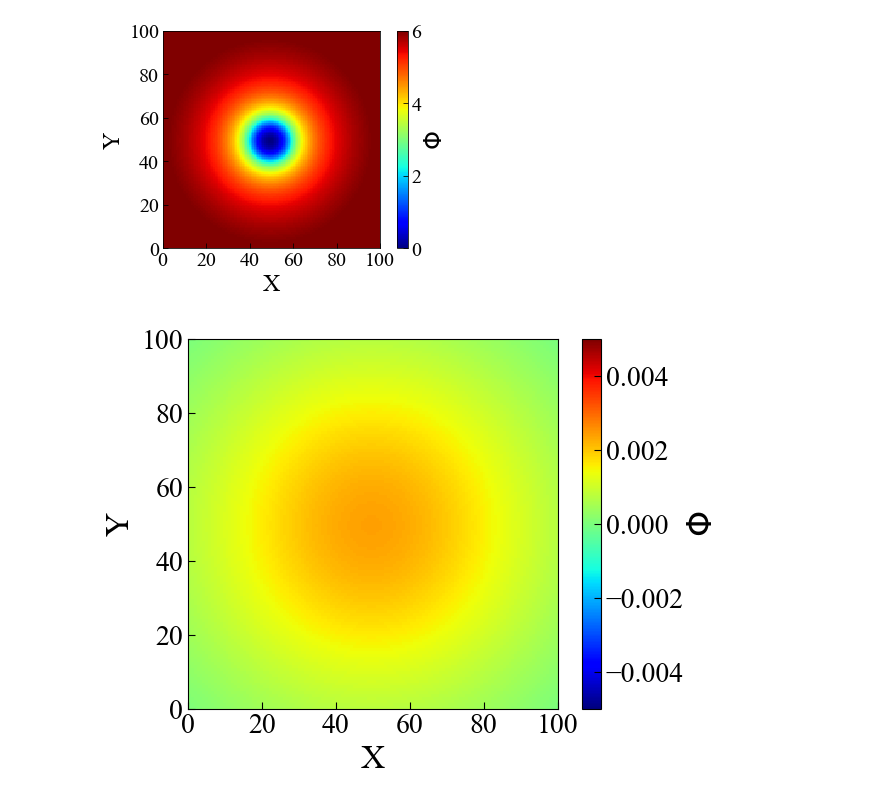
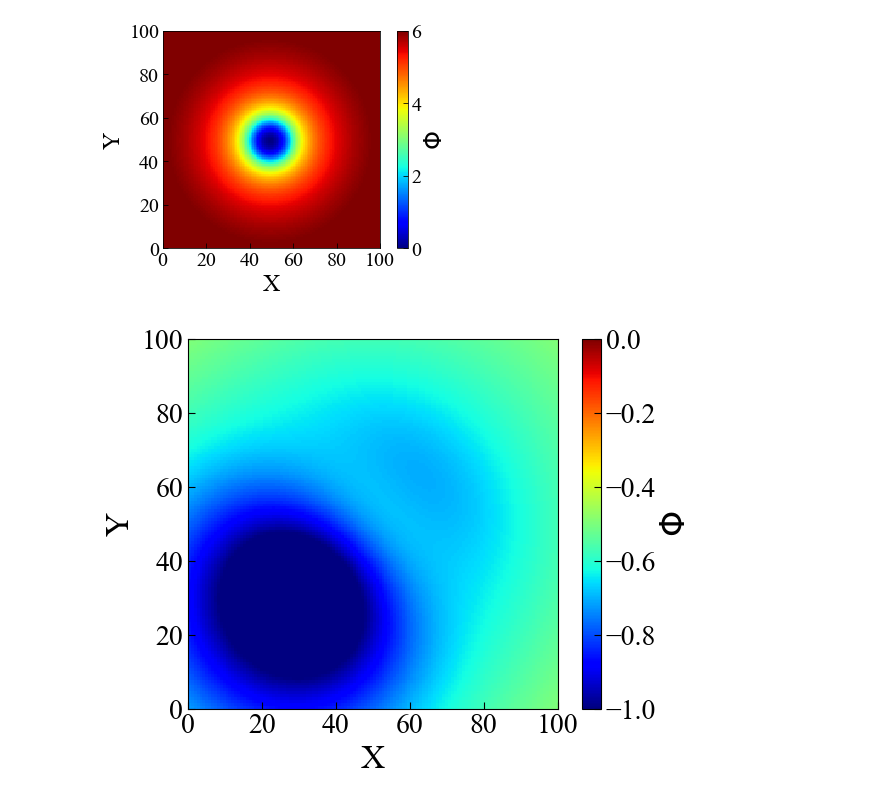
Before and after one commit to maedarn/code_tohoku, a Jupyter notebook: py/plot3Dto2D .ipynb, the cells around one changed output. Cells and saved outputs as stored; diff of their text form; code cells hidden in the pictures.

```diff
--- a/py/plot3Dto2D .ipynb
+++ b/py/plot3Dto2D .ipynb
@@ -79,7 +79,7 @@ plt.show()
 [figure]
 # %%
 i = 1
-dir1  = '/Users/maedarn/Dropbox/analysis/cluster formation by HI cloud collision/multipole/test7/'
+dir1  = '/Users/maedarn/Dropbox/analysis/cluster formation by HI cloud collision/multipole/test10/'
 
 folder1="Phiwv"  #+ str(np.int(sample_frequency))
 folder2="Rho"  #+ str(np.int(sample_frequency))
@@ -128,36 +128,36 @@ plt.rcParams["font.size"] = 20                       #フォントの大きさ
 
 
 x = np.arange(0.0, 100.1, 100.0/128.0)
 y = np.arange(0.0, 100.1, 100.0/128.0)
-plt.pcolormesh(x,y,data, cmap='jet') # 等高線図の生成。cmapで色付けの規則を指定する。
+plt.pcolormesh(x,y,data01, cmap='jet') # 等高線図の生成。cmapで色付けの規則を指定する。
 
 
-plt.clim(-0.005, 0.005)
+plt.clim(-1.0, 0.0)
 pp=plt.colorbar (orientation="vertical") # カラーバーの表示 "vertical"
 pp.set_label("$\Phi$", fontsize=24) #カラーバーのラベル
 plt.xlim([-0.0, 100.0]) # x方向の描画範囲を指定
 plt.ylim([-0.0, 100.0]) # y方向の描画範囲を指定
 plt.xlabel('X', fontsize=24)
 plt.ylabel('Y', fontsize=24)
 plt.xticks(np.arange(0, 101, step=20))
 plt.yticks(np.arange(0, 101, step=20))
 #fig = plt.figure(figsize=(5, 5))
 #ax.set_aspect('equal', adjustable='box')
 #quadmesh.set_clim(vmin=0, vmax=15)
 #plt.axes().set_aspect('equal', 'datalim')
 plt.gca().set_aspect('equal')
 
 #pp = PdfPages('/Users/maeda/Desktop/phi'+"%03.f"%(i)+'.pdf')
 pp = PdfPages('/Users/maedarn/Desktop/phierr.pdf')
 # 画像をPDFとして保存する
 pp.savefig(fig, bbox_inches='tight')
 # PDFの保存終了
 pp.close()
 
 
 plt.show()
 # %% [output]
-[figure, old version]
+[figure, new version]
 # %%
 with h5py.File('example.h5', 'r') as f:
     # データセットの取得
```
Also changed, not shown: 2 other files.
